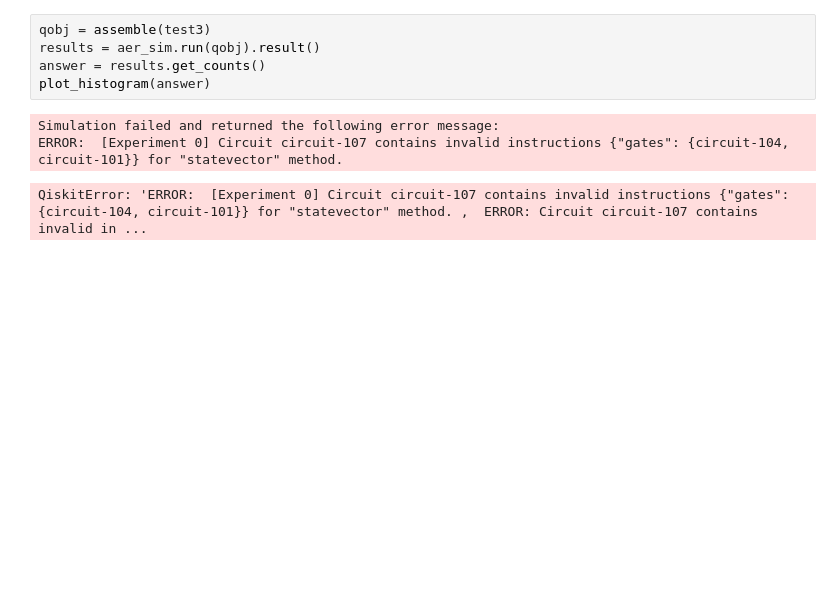
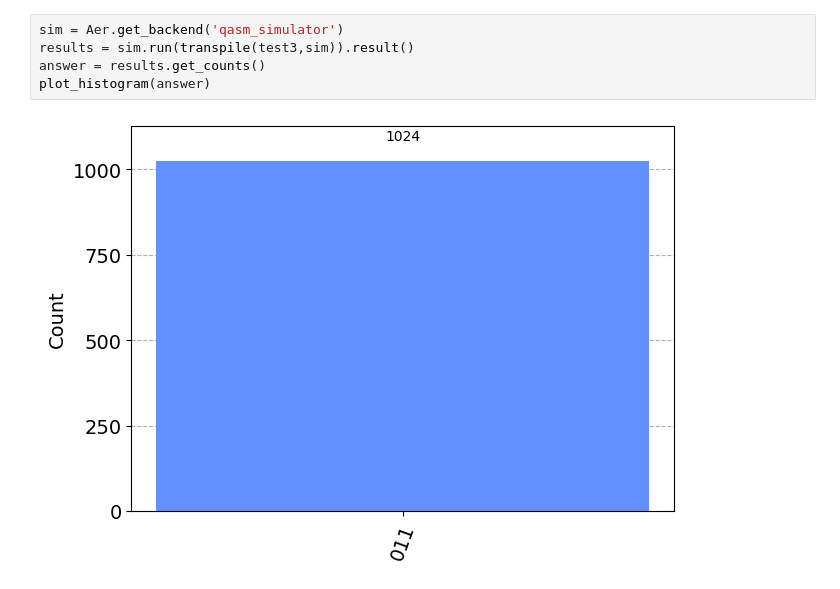
Before and after one commit to sinugarc/TFG, a Jupyter notebook: BV Final_Gates.ipynb, the cells around one changed output. Saved outputs shown, nothing was run; the diff lists cells and outputs as text; blank space fills up the shorter version.

Commit message:
transpile error

```diff
--- a/BV Final_Gates.ipynb
+++ b/BV Final_Gates.ipynb
@@ -163,9 +184,7 @@ s1 es: 101
 # %%
-qobj = assemble(test3)
-results = aer_sim.run(qobj).result()
+sim = Aer.get_backend('qasm_simulator')
+results = sim.run(transpile(test3,sim)).result()
 answer = results.get_counts()
 plot_histogram(answer)
 # %% [output]
-Simulation failed and returned the following error message:
-ERROR:  [Experiment 0] Circuit circuit-107 contains invalid instructions {"gates": {circuit-104, circuit-101}} for "statevector" method.
-QiskitError: 'ERROR:  [Experiment 0] Circuit circuit-107 contains invalid instructions {"gates": {circuit-104, circuit-101}} for "statevector" method. ,  ERROR: Circuit circuit-107 contains invalid in ...
+[figure, added]
```
Also changed, not shown: parts of 5 cells of this notebook.
